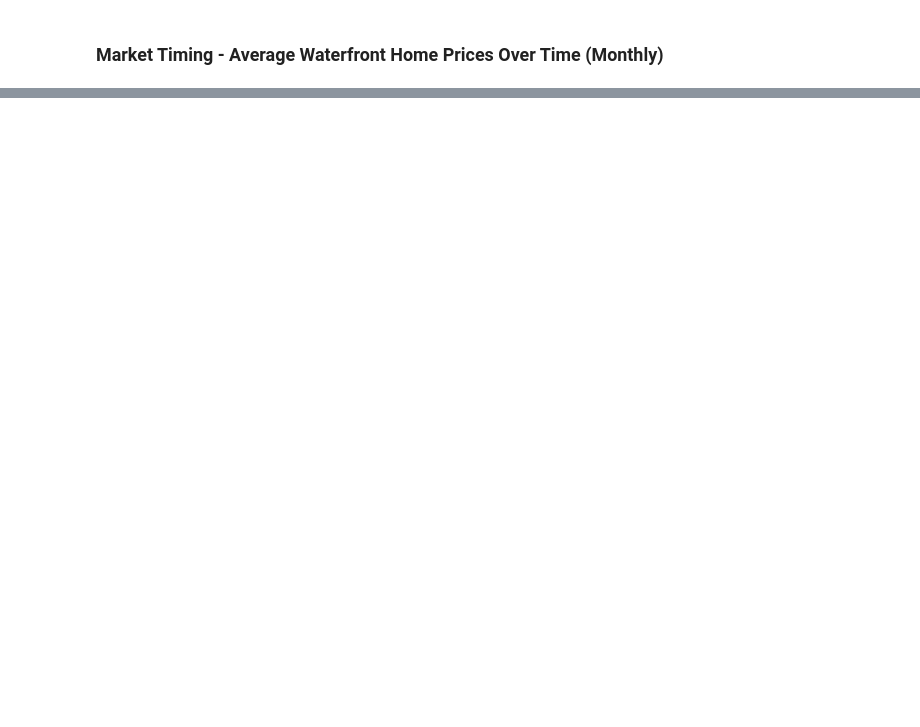
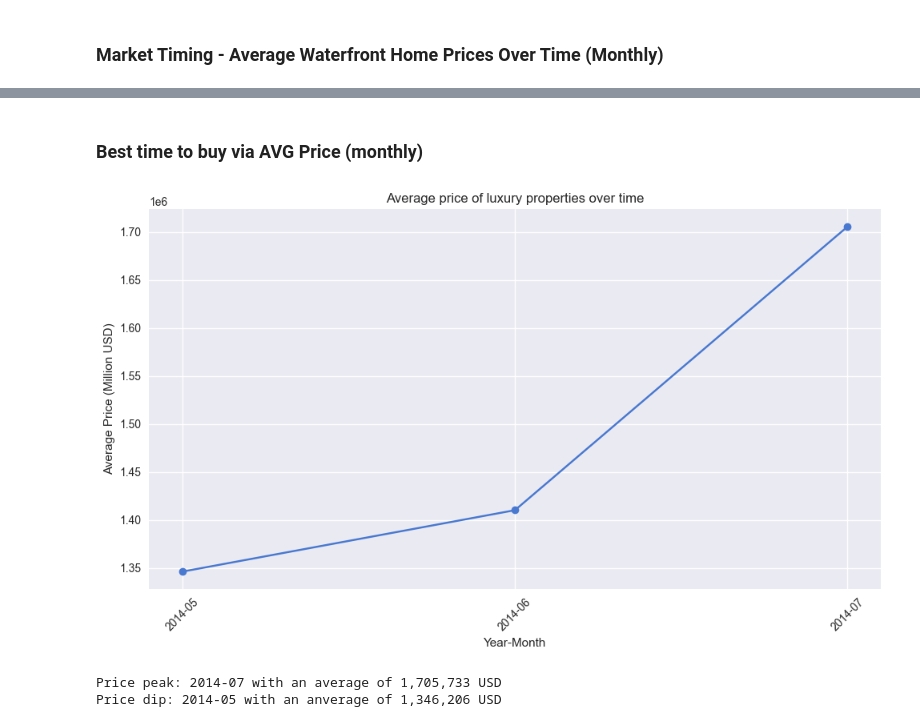
Before and after one commit to coffee3333/data-science-classroom, a Jupyter notebook: kingCounty-22.09.25/analysis.ipynb, the cells around one changed output, grey strips where cells are left out. Drawn from its saved outputs; the diff is of its cells as text; code cells hidden in the pictures; blank space fills up the shorter version.

```diff
--- a/kingCounty-22.09.25/analysis.ipynb
+++ b/kingCounty-22.09.25/analysis.ipynb
@@ -216,0 +276,30 @@ plt.show()
+# %% [markdown]
+### Best time to buy via AVG Price (monthly)
+# %%
+df['date'] = pd.to_datetime(df['date'], format='%Y-%m-%d %H:%M:%S')
+df['year'] = df['date'].dt.year
+df['month'] = df['date'].dt.month
+
+luxury_threshold = df['price'].quantile(0.9)
+luxury_df = df[df['price'] >= luxury_threshold].copy()
+
+luxury_monthly = luxury_df.groupby(['year', 'month'])['price'].mean().reset_index()
+luxury_monthly['year_month'] = luxury_monthly['year'].astype(str) + '-' + luxury_monthly['month'].astype(str).str.zfill(2)
+
+plt.figure(figsize=(10,6))
+plt.plot(luxury_monthly['year_month'], luxury_monthly['price'], marker='o')
+plt.xticks(rotation=45)
+plt.title('Average price of luxury properties over time')
+plt.xlabel('Year-Month')
+plt.ylabel('Average Price (Million USD)')
+plt.tight_layout()
+plt.show()
+
+peak = luxury_monthly.loc[luxury_monthly['price'].idxmax()]
+dip = luxury_monthly.loc[luxury_monthly['price'].idxmin()]
+print(f'Price peak: {peak["year_month"]} with an average of {peak["price"]:,.0f} USD')
+print(f'Price dip: {dip["year_month"]} with an anverage of {dip["price"]:,.0f} USD')
+# %% [output]
+[figure, added]
+Price peak: 2014-07 with an average of 1,705,733 USD
+Price dip: 2014-05 with an anverage of 1,346,206 USD
```
Also changed, not shown: parts of 15 cells of this notebook.
